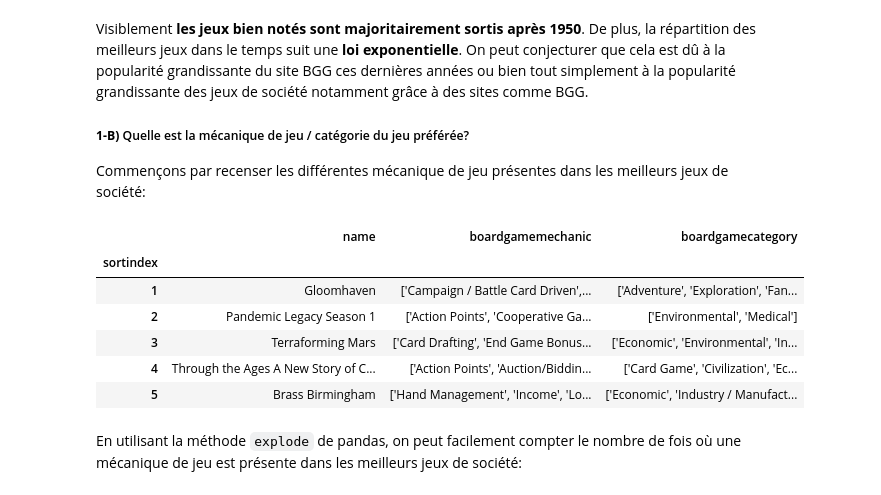
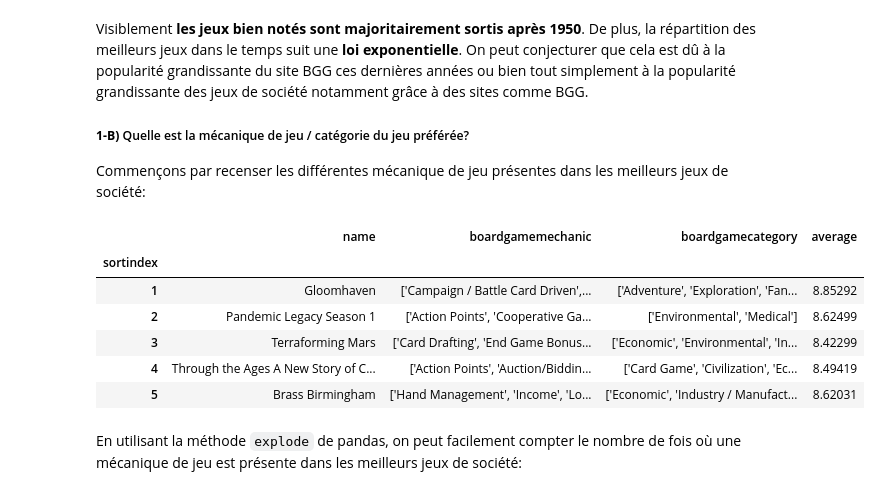
Before and after one commit to LOISGALLAUD/issd, a Jupyter notebook: PROJET/LGALLAUD.ipynb, the cells around one changed output. Drawn from its saved outputs; the diff is of its cells as text; code cells hidden in the pictures.

```diff
--- a/PROJET/LGALLAUD.ipynb
+++ b/PROJET/LGALLAUD.ipynb
@@ -326,16 +332,19 @@ Visiblement **les jeux bien notés sont majoritairement sortis après 1950**. De
 
 Commençons par recenser les différentes mécanique de jeu présentes dans les meilleurs jeux de société:
 # %%
-mech_cat_games = pd.DataFrame({'name': good_games['name'], 'boardgamemechanic': good_games['boardgamemechanic'], 'boardgamecategory': good_games['boardgamecategory']})
+mech_cat_games = pd.DataFrame({'name': good_games['name'],
+                               'boardgamemechanic': good_games['boardgamemechanic'],
+                               'boardgamecategory': good_games['boardgamecategory'],
+                               'average': good_games['average'],})
 
 mech_cat_games.head()
 # %% [output]
-|  | name | boardgamemechanic | boardgamecategory |
-| sortindex |  |  |  |
-| 1 | Gloomhaven | ['Campaign / Battle Card Driven',... | ['Adventure', 'Exploration', 'Fan... |
-| 2 | Pandemic Legacy Season 1 | ['Action Points', 'Cooperative Ga... | ['Environmental', 'Medical'] |
-| 3 | Terraforming Mars | ['Card Drafting', 'End Game Bonus... | ['Economic', 'Environmental', 'In... |
-| 4 | Through the Ages A New Story of C... | ['Action Points', 'Auction/Biddin... | ['Card Game', 'Civilization', 'Ec... |
-| 5 | Brass Birmingham | ['Hand Management', 'Income', 'Lo... | ['Economic', 'Industry / Manufact... |
+|  | name | boardgamemechanic | boardgamecategory | average |
+| sortindex |  |  |  |  |
+| 1 | Gloomhaven | ['Campaign / Battle Card Driven',... | ['Adventure', 'Exploration', 'Fan... | 8.85292 |
+| 2 | Pandemic Legacy Season 1 | ['Action Points', 'Cooperative Ga... | ['Environmental', 'Medical'] | 8.62499 |
+| 3 | Terraforming Mars | ['Card Drafting', 'End Game Bonus... | ['Economic', 'Environmental', 'In... | 8.42299 |
+| 4 | Through the Ages A New Story of C... | ['Action Points', 'Auction/Biddin... | ['Card Game', 'Civilization', 'Ec... | 8.49419 |
+| 5 | Brass Birmingham | ['Hand Management', 'Income', 'Lo... | ['Economic', 'Industry / Manufact... | 8.62031 |
 # %% [markdown]
 En utilisant la méthode `explode` de pandas, on peut facilement compter le nombre de fois où une mécanique de jeu est présente dans les meilleurs jeux de société:
```
Also changed, not shown: parts of 13 cells of this notebook, 6 other files.
